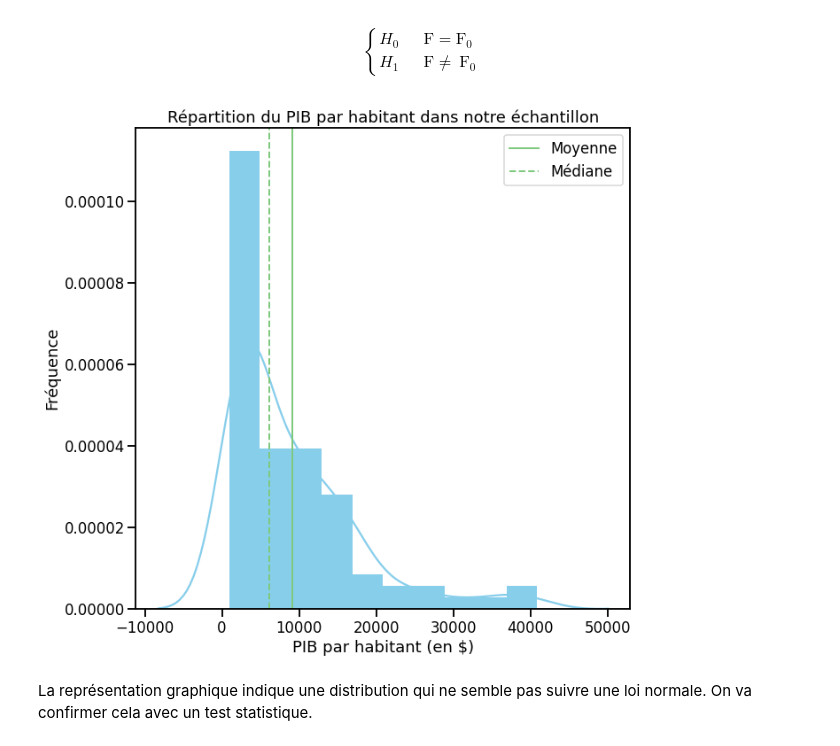
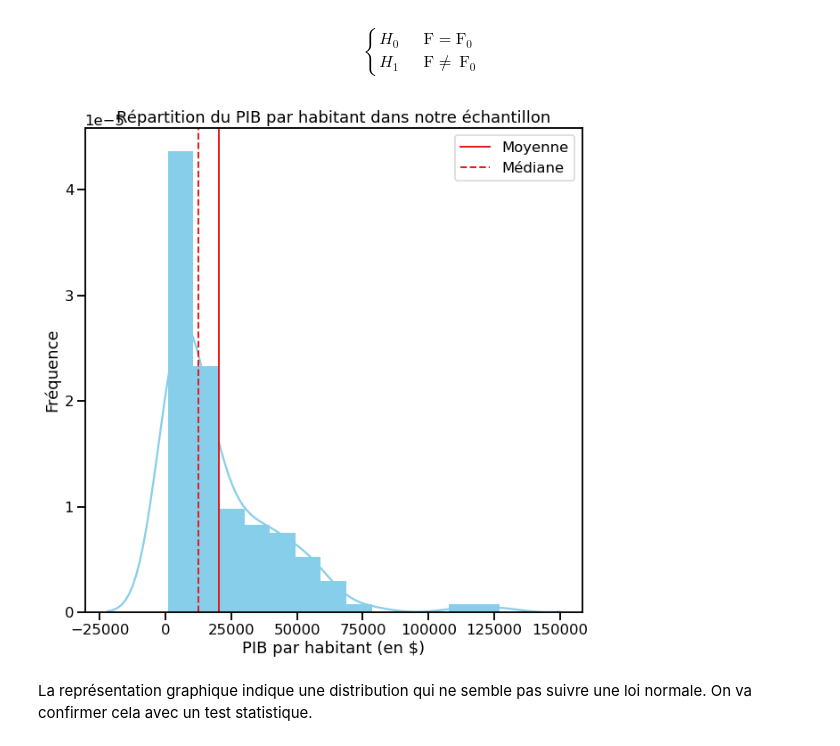
Before and after one commit to Sylvariane/etude_marche, a Jupyter notebook: P5_02_code.ipynb, the cells around one changed output. Drawn from its saved outputs; the diff is of its cells as text; code cells hidden in the pictures.

```diff
--- a/P5_02_code.ipynb
+++ b/P5_02_code.ipynb
@@ -726,13 +695,11 @@ r-squared :  0.7723587439049232
 # %%
-sns.set_context('talk')
-
 _ = plt.figure(figsize = (10,10))
 _ = sns.regplot('dispo_prot_hab', 'dispo_kcal_hab', data=df)
 _ = plt.xlabel("Disponibilité alimentaire en protéines par habitant (en g/hab)")
 _ = plt.ylabel("Disponibilité alimentaire en calories par habitant (en kcal/hab)")
 _ = plt.title("Corrélation entre la disponibilité alimentaire en protéines et en calories par habitant")
 
-_ = plt.savefig(f'{dir}Reglin_prot_kcal.jpg')
+_ = plt.savefig('Reglin_prot_kcal.jpg')
 
 _ = plt.show()
 # %% [output]
@@ -785,7 +752,7 @@ Avec une p-value de 0.08, on ne peut pas rejeter l'hypothèse nulle. La moyenne
 # %% [markdown]
 Dans cette deuxième étude, nous allons nous concentrer uniquement sur les pays des clusters 1, 2 et 4 que nous avons retenu au préalable.
 # %%
-data = df.loc[(df['ddg_cluster']==1) | (df['ddg_cluster']==2) | (df['ddg_cluster']==4)]
+data = df.loc[(df['ddg_cluster']==1) | (df['ddg_cluster']==2) | (df['ddg_cluster']==3) | (df['ddg_cluster']==4)]
 data.head()
 # %% [output]
 |  | prot_anim_prot_tot | croissance_pop | dispo_prot_hab | dispo_kcal_hab | ddg_cluster |
@@ -804,7 +771,7 @@ data.shape
 # %% [markdown]
 On ajoute la variable PIB que l'on a trouvé dans les données du site de la FAO. Cette valeur nous servira d'indicateur de la santé économique de nos pays.
 # %%
-eco = pd.read_csv('/content/drive/My Drive/Formation Data Analyst/Livrables/P5_guillot_cecile/croissance_eco_2017.csv')
+eco = pd.read_csv('C:/Users/cecil/OneDrive/Documents/Formation - Data Analyst/Projets/P5_guillot_cecile/croissance_eco_2017.csv')
 # %%
 eco = eco[['Zone', 'Valeur']]
 eco = eco.rename(columns={'Zone' : 'pays',
@@ -833,7 +800,7 @@ del eco
 # %% [markdown]
 ### 6.2. Création d'une variable sur la consommation de viande de volailles
 # %%
-animaux = pd.read_csv('/content/drive/My Drive/Formation Data Analyst/Livrables/P5_guillot_cecile/animaux_2017.csv')
+animaux = pd.read_csv('C:/Users/cecil/OneDrive/Documents/Formation - Data Analyst/Projets/P5_guillot_cecile/animaux_2017.csv')
 # %%
 animaux = animaux[animaux['Produit'] == 'Viande de Volailles']
 animaux = pd.pivot_table(animaux, index=['Code zone', 'Zone'], columns='Élément', values = 'Valeur', aggfunc=np.sum).reset_index()
@@ -883,22 +850,22 @@ Ensuite, on teste si nos deux variables suivent la loi normale pour pouvoir les
 # %%
 _ = plt.figure(figsize = (10,10))
 
 _ = sns.distplot(data["PIB_hab"],
                   kde=True,
                   color='skyblue',
                   hist_kws={"linewidth": 15,'alpha':1})
 _ = plt.axvline(x=data["PIB_hab"].mean(), label='Moyenne', linestyle='-', linewidth=2)
 _ = plt.axvline(x=data["PIB_hab"].median(), label='Médiane', linestyle='--', linewidth=2)
 _ = plt.xlabel('PIB par habitant (en $)')
 _ = plt.ylabel('Fréquence')
 _ = plt.title('Répartition du PIB par habitant dans notre échantillon')
 _ = plt.legend()
 
-_ = plt.savefig(f'{dir}Distribution_PIB.jpg')
+_ = plt.savefig('Distribution_PIB.jpg')
 
 _ = plt.show()
 # %% [output]
-[figure, old version]
+[figure, new version]
 # %% [markdown]
 La représentation graphique indique une distribution qui ne semble pas suivre une loi normale. On va confirmer cela avec un test statistique.
 # %%
```
Also changed, not shown: parts of 99 cells of this notebook.
